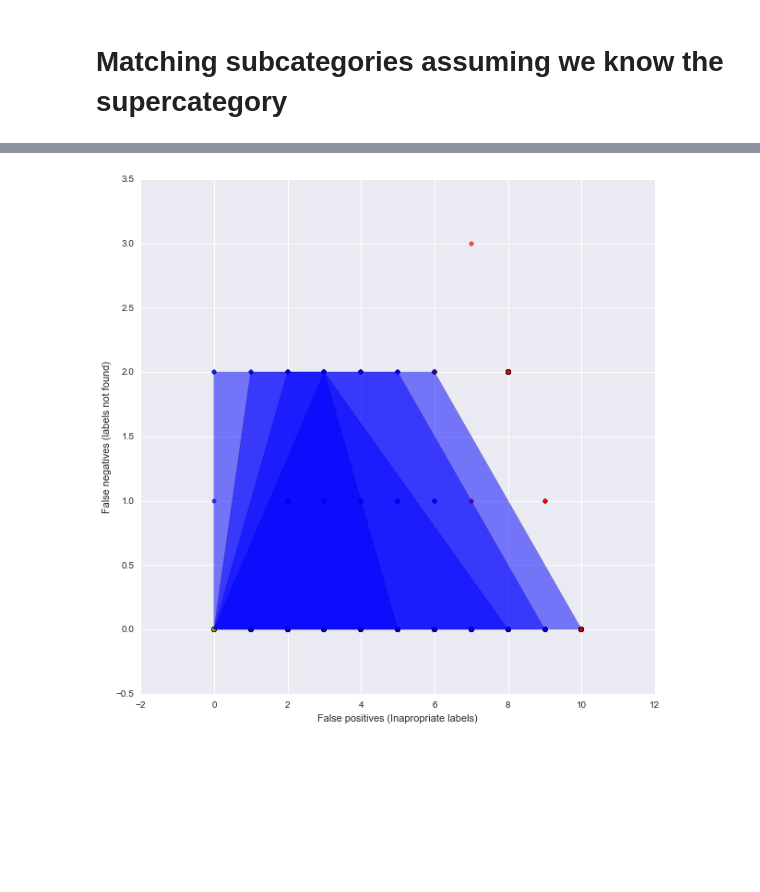
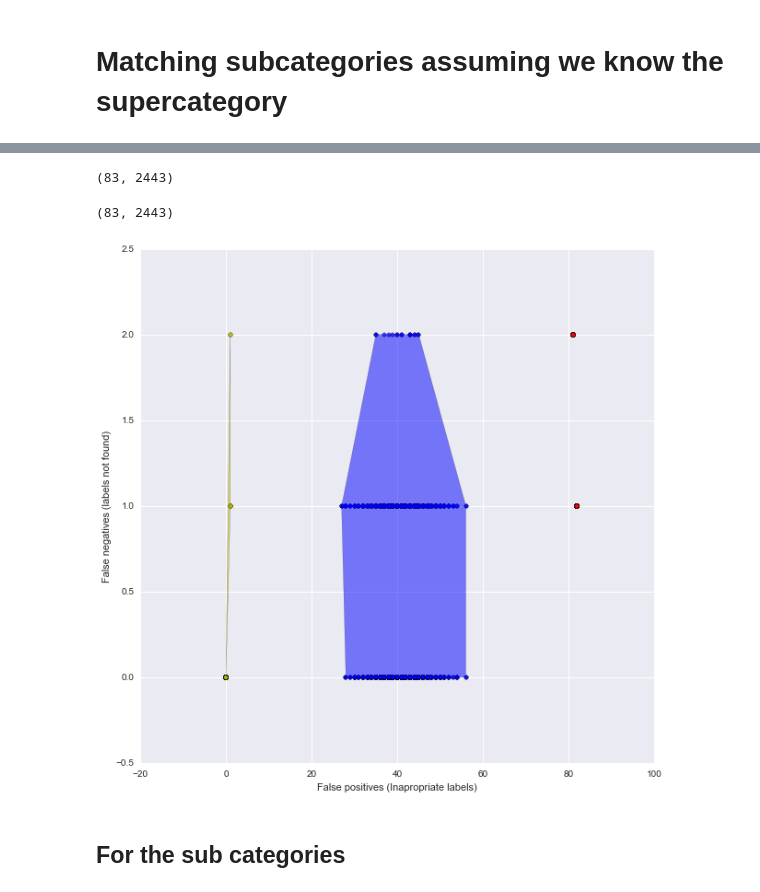
Before and after one commit to edouardklein/businessclassif, a Jupyter notebook: UsingDescriptiveWords.ipynb, the cells around one changed output, grey strips where cells are left out. Cells and saved outputs as stored; diff of their text form; code cells hidden in the pictures; blank space fills up the shorter version.

Commit message:
TFIDF for supercategories

```diff
--- a/UsingDescriptiveWords.ipynb
+++ b/UsingDescriptiveWords.ipynb
@@ -126,11 +134,14 @@ def plot(f, color, all_cat=all_categories, nb=None):
     plt.scatter(X,Y, c=color, alpha=.7)
     plt.xlabel('False positives (Inapropriate labels)')
     plt.ylabel('False negatives (labels not found)')
+    return XY
 def comparative_plot(plot_func, f=None, color=None, nb=None, all_cat=all_categories):
-    plot_func(coin_toss, 'b', all_cat=all_cat)
-    plot_func(best, 'g', all_cat=all_cat)
-    plot_func(worst, 'r', all_cat=all_cat)
+    coin_xy = plot_func(coin_toss, 'b', all_cat=all_cat)
+    best_xy = plot_func(best, 'g', all_cat=all_cat)
+    worst_xy = plot_func(worst, 'r', all_cat=all_cat)
+    f_xy = None
     if f:
-        plot_func(f, color, nb=nb, all_cat=all_cat)
+        f_xy = plot_func(f, color, nb=nb, all_cat=all_cat)
+    #return coin_xy, best_xy, worst_xy, f_xy
 comparative_plot(plot)
 # %% [output]
@@ -373,6 +431,40 @@ comparative_plot(super_plot, match_within_rank_100, 'pink', nb=20, all_cat=super
+# %%
+super_docs = []
+index2sc = {}
+for i, sc in enumerate(super_categories):
+    super_doc = sum([d_words[c] for c in all_categories if is_sub_in_sup(c, sc)], [])
+    super_doc = ' '.join(super_doc)
+    super_docs.append(super_doc)
+    index2sc[i] = sc
+
+super_count_vect = CountVectorizer()
+super_train_counts = super_count_vect.fit_transform(super_docs)
+super_train_counts.shape
+# %% [output]
+(83, 2443)
+# %%
+super_tfidf_transformer = TfidfTransformer()
+super_train_tfidf = super_tfidf_transformer.fit_transform(super_train_counts)
+super_train_tfidf.shape
+# %% [output]
+(83, 2443)
+# %%
+def tfidf_super_predict(cik, all_cat=super_categories):
+    text = cik2text(cik)
+    X = super_tfidf_transformer.transform(super_count_vect.transform([text])).toarray()
+    assert X.shape == (1, 2443), 'X does not have the expected shape, it has '+str(X.shape)
+    distances = []
+    for x in super_train_tfidf:
+        x = x.toarray()
+        assert x.shape == (1, 2443)
+        assert (x -X).shape == (1, 2443)
+        distances.append(np.linalg.norm(x-X))
+    index = np.argmin(distances)
+    return [index2sc[index]]
 # %%
 plt.figure(figsize=(10,10))
-for sc in super_categories[:30]:
-    comparative_plot(plot, all_must_match, 'y', nb=10, all_cat=[x for x in all_categories if int(x/10)==sc])
+comparative_plot(plot, tfidf_super_predict, 'y', nb=10, all_cat=super_categories)
 # %% [output]
-[figure, old version]
+[figure, new version]
+# %% [markdown]
+## For the sub categories
```
Also changed, not shown: parts of 22 cells of this notebook, 1 other file.
